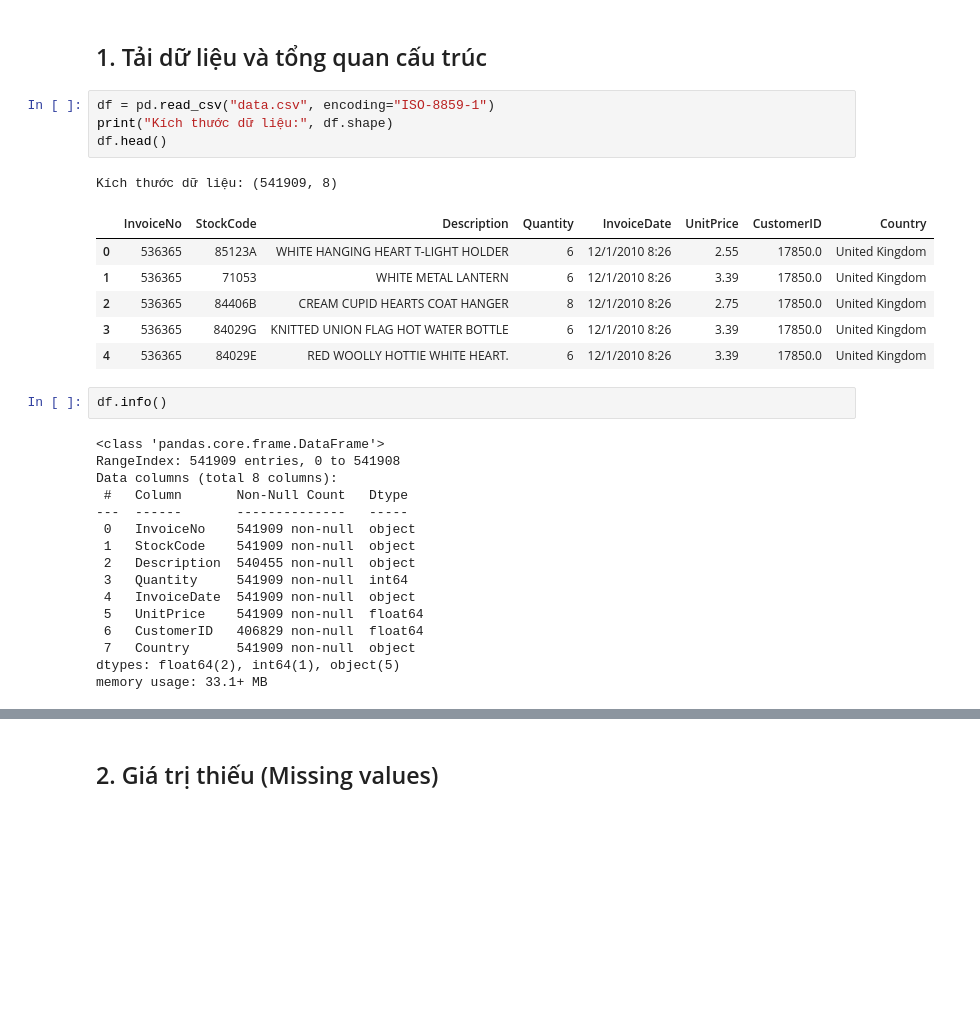
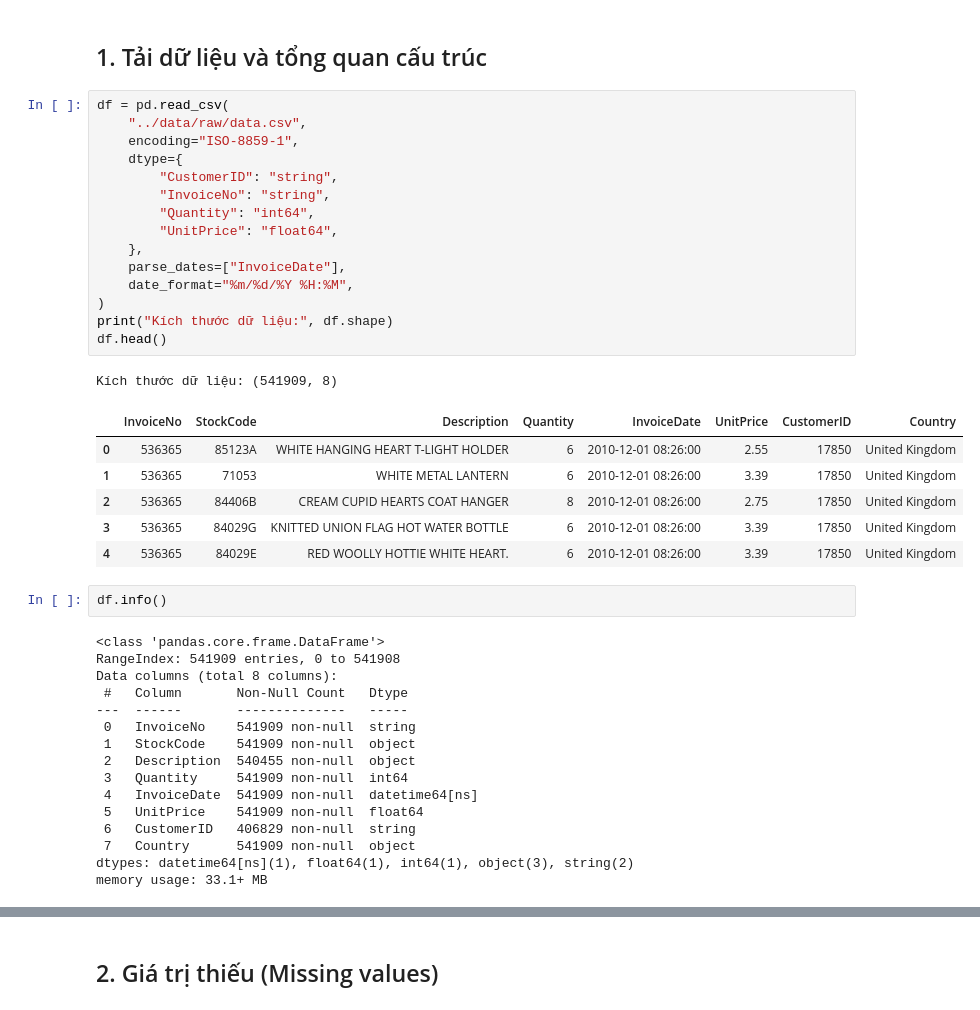
Before and after one commit to Smashultra/Airflow-Apache-Retail-E-Commerce-Dataset, a Jupyter notebook: notebooks/EDA_Online_Retail.ipynb, the cells around one changed output, grey strips where cells are left out. Saved outputs shown, nothing was run; the diff lists cells and outputs as text; blank space fills up the shorter version.

Commit message:
modify column data types and add test data types

```diff
--- a/notebooks/EDA_Online_Retail.ipynb
+++ b/notebooks/EDA_Online_Retail.ipynb
@@ -26,17 +26,28 @@ pd.set_option("display.width", 120)
 # %% [markdown]
 ## 1. Tải dữ liệu và tổng quan cấu trúc
 # %%
-df = pd.read_csv("data.csv", encoding="ISO-8859-1")
+df = pd.read_csv(
+    "../data/raw/data.csv",
+    encoding="ISO-8859-1",
+    dtype={
+        "CustomerID": "string",
+        "InvoiceNo": "string",
+        "Quantity": "int64",
+        "UnitPrice": "float64",
+    },
+    parse_dates=["InvoiceDate"],
+    date_format="%m/%d/%Y %H:%M",
+)
 print("Kích thước dữ liệu:", df.shape)
 df.head()
 # %% [output]
 Kích thước dữ liệu: (541909, 8)
 |  | InvoiceNo | StockCode | Description | Quantity | InvoiceDate | UnitPrice | CustomerID | Country |
-| 0 | 536365 | 85123A | WHITE HANGING HEART T-LIGHT HOLDER | 6 | 12/1/2010 8:26 | 2.55 | 17850.0 | United Kingdom |
-| 1 | 536365 | 71053 | WHITE METAL LANTERN | 6 | 12/1/2010 8:26 | 3.39 | 17850.0 | United Kingdom |
-| 2 | 536365 | 84406B | CREAM CUPID HEARTS COAT HANGER | 8 | 12/1/2010 8:26 | 2.75 | 17850.0 | United Kingdom |
-| 3 | 536365 | 84029G | KNITTED UNION FLAG HOT WATER BOTTLE | 6 | 12/1/2010 8:26 | 3.39 | 17850.0 | United Kingdom |
-| 4 | 536365 | 84029E | RED WOOLLY HOTTIE WHITE HEART. | 6 | 12/1/2010 8:26 | 3.39 | 17850.0 | United Kingdom |
+| 0 | 536365 | 85123A | WHITE HANGING HEART T-LIGHT HOLDER | 6 | 2010-12-01 08:26:00 | 2.55 | 17850 | United Kingdom |
+| 1 | 536365 | 71053 | WHITE METAL LANTERN | 6 | 2010-12-01 08:26:00 | 3.39 | 17850 | United Kingdom |
+| 2 | 536365 | 84406B | CREAM CUPID HEARTS COAT HANGER | 8 | 2010-12-01 08:26:00 | 2.75 | 17850 | United Kingdom |
+| 3 | 536365 | 84029G | KNITTED UNION FLAG HOT WATER BOTTLE | 6 | 2010-12-01 08:26:00 | 3.39 | 17850 | United Kingdom |
+| 4 | 536365 | 84029E | RED WOOLLY HOTTIE WHITE HEART. | 6 | 2010-12-01 08:26:00 | 3.39 | 17850 | United Kingdom |
 # %%
 df.info()
 # %% [output]
@@ -45,15 +56,15 @@ RangeIndex: 541909 entries, 0 to 541908
 Data columns (total 8 columns):
  #   Column       Non-Null Count   Dtype
 ---  ------       --------------   -----
- 0   InvoiceNo    541909 non-null  object
+ 0   InvoiceNo    541909 non-null  string
  1   StockCode    541909 non-null  object
  2   Description  540455 non-null  object
  3   Quantity     541909 non-null  int64
- 4   InvoiceDate  541909 non-null  object
+ 4   InvoiceDate  541909 non-null  datetime64[ns]
  5   UnitPrice    541909 non-null  float64
- 6   CustomerID   406829 non-null  float64
+ 6   CustomerID   406829 non-null  string
  7   Country      541909 non-null  object
-dtypes: float64(2), int64(1), object(5)
+dtypes: datetime64[ns](1), float64(1), int64(1), object(3), string(2)
 memory usage: 33.1+ MB
 # %%
 df.describe(include="all").T
```
Also changed, not shown: parts of 12 cells of this notebook, 6 other files.
